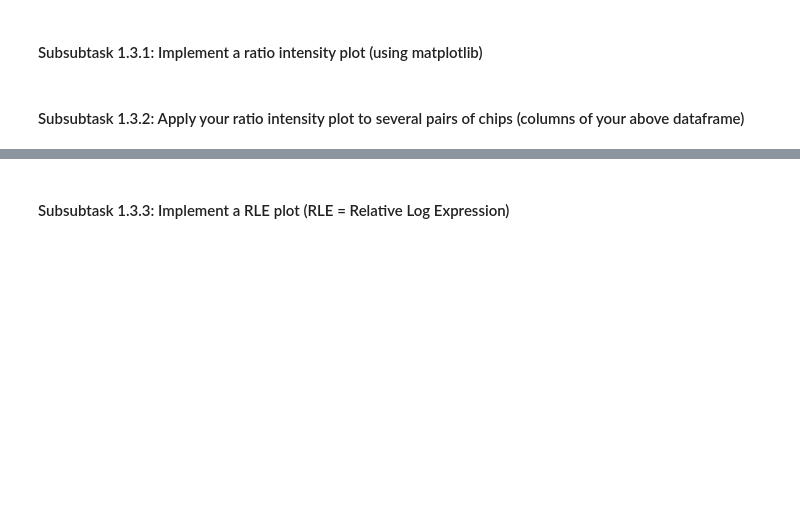
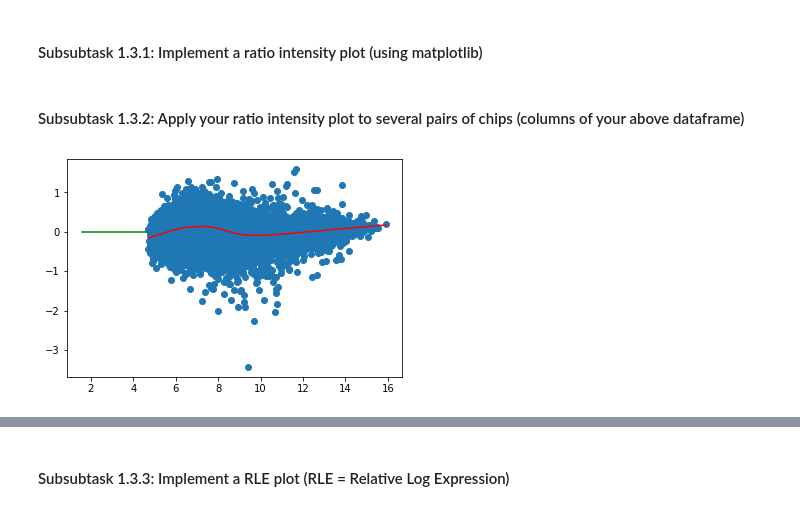
Before and after one commit to TrisKast/DataScience-Bioinformatics, a Jupyter notebook: notebooks/Day56_DE_Analysis.ipynb, the cells around one changed output, grey strips where cells are left out. Drawn from its saved outputs; the diff is of its cells as text; code cells hidden in the pictures; blank space fills up the shorter version.

```diff
--- a/notebooks/Day56_DE_Analysis.ipynb
+++ b/notebooks/Day56_DE_Analysis.ipynb
@@ -29,5 +128,20 @@ http://www.arrayanalysis.org/main.html
 ### Subtask 1.3: Quantile normalization: carry out a quantile normalization of the data (or not)
 # %% [markdown]
 #### Subsubtask 1.3.1: Implement a ratio intensity plot (using matplotlib)
+# %%
+def ratio_intensity_plot(s1, s2):
+    x = (s5grouped[s1]+s5grouped[s2])/2
+    y = s5grouped[s1]-s5grouped[s2]
+    lowess = sm.nonparametric.lowess(y, x, frac = 0.2)
+
+    plt.plot([min(x), max(y)], [0,0], color="green")
+    plt.scatter(x,y)
+    plt.plot(lowess[:, 0], lowess[:, 1], color="red")
+
+    plt.show()
 # %% [markdown]
 #### Subsubtask 1.3.2: Apply your ratio intensity plot to several pairs of chips (columns of your above dataframe)
+# %%
+plot1 = ratio_intensity_plot('BXD90_Liver_CD', 'BXD90_Liver_HFD')
+# %% [output]
+[figure, added]
```
Also changed, not shown: parts of 32 cells of this notebook, 1 other file.
